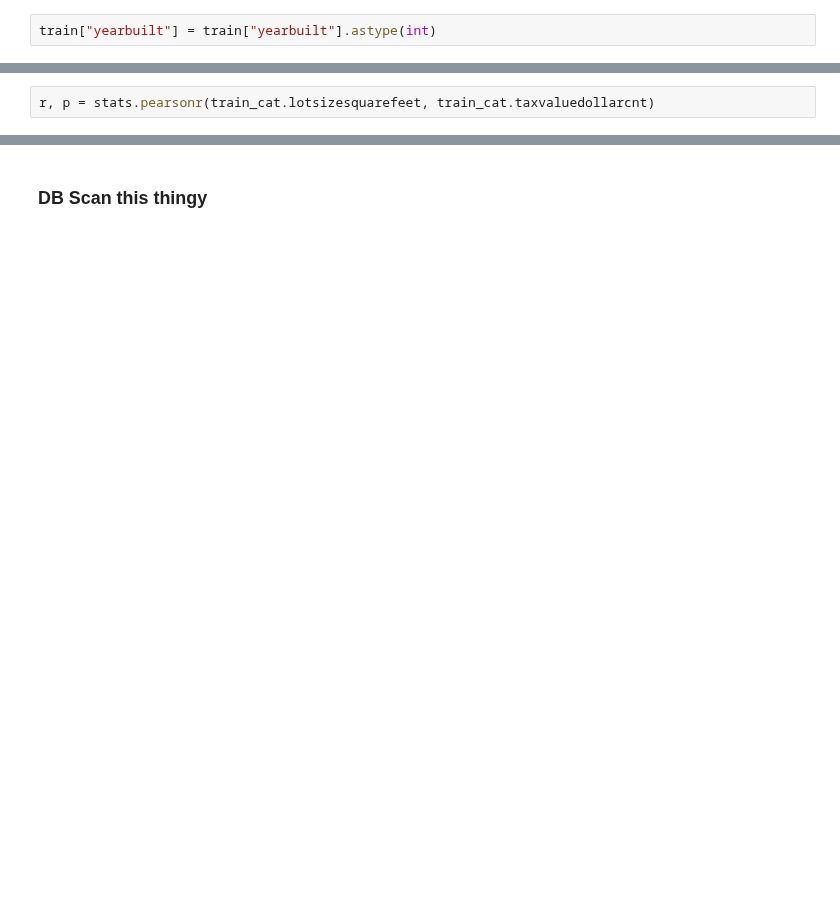
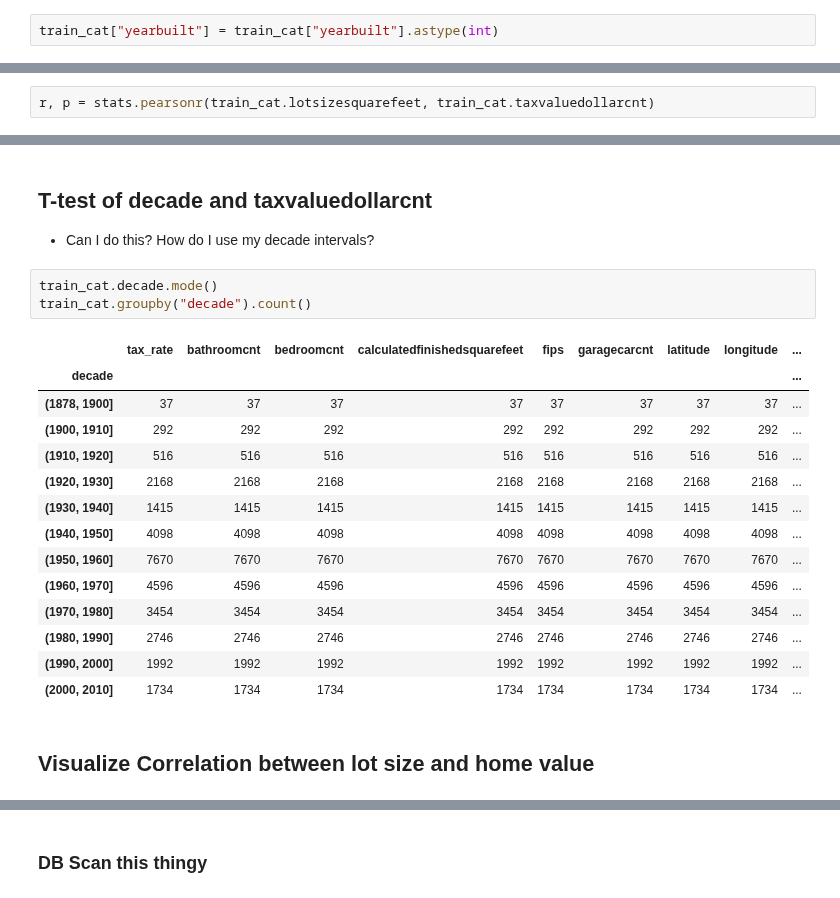
Before and after one commit to FJ-Zillow-Org/Zillow, a Jupyter notebook: deliverable-faith.ipynb, the cells around one changed output, grey strips where cells are left out. Saved outputs shown, nothing was run; the diff lists cells and outputs as text; blank space fills up the shorter version.

```diff
--- a/deliverable-faith.ipynb
+++ b/deliverable-faith.ipynb
@@ -386,5 +386,5 @@ Name: bathroomcnt, dtype: int64
 
 - Drop 11 rows with yearbuilt == 0.00
 # %%
-train["yearbuilt"] = train["yearbuilt"].astype(int)
+train_cat["yearbuilt"] = train_cat["yearbuilt"].astype(int)
 # %%
@@ -580,0 +607,24 @@ print(f"p is {p}")
+# %% [markdown]
+## T-test of decade and taxvaluedollarcnt
+
+- Can I do this? How do I use my decade intervals?
+# %%
+train_cat.decade.mode()
+train_cat.groupby("decade").count()
+# %% [output]
+|  | tax_rate | bathroomcnt | bedroomcnt | calculatedfinishedsquarefeet | fips | garagecarcnt | latitude | longitude | ... |
+| decade |  |  |  |  |  |  |  |  | ... |
+| (1878, 1900] | 37 | 37 | 37 | 37 | 37 | 37 | 37 | 37 | ... |
+| (1900, 1910] | 292 | 292 | 292 | 292 | 292 | 292 | 292 | 292 | ... |
+| (1910, 1920] | 516 | 516 | 516 | 516 | 516 | 516 | 516 | 516 | ... |
+| (1920, 1930] | 2168 | 2168 | 2168 | 2168 | 2168 | 2168 | 2168 | 2168 | ... |
+| (1930, 1940] | 1415 | 1415 | 1415 | 1415 | 1415 | 1415 | 1415 | 1415 | ... |
+| (1940, 1950] | 4098 | 4098 | 4098 | 4098 | 4098 | 4098 | 4098 | 4098 | ... |
+| (1950, 1960] | 7670 | 7670 | 7670 | 7670 | 7670 | 7670 | 7670 | 7670 | ... |
+| (1960, 1970] | 4596 | 4596 | 4596 | 4596 | 4596 | 4596 | 4596 | 4596 | ... |
+| (1970, 1980] | 3454 | 3454 | 3454 | 3454 | 3454 | 3454 | 3454 | 3454 | ... |
+| (1980, 1990] | 2746 | 2746 | 2746 | 2746 | 2746 | 2746 | 2746 | 2746 | ... |
+| (1990, 2000] | 1992 | 1992 | 1992 | 1992 | 1992 | 1992 | 1992 | 1992 | ... |
+| (2000, 2010] | 1734 | 1734 | 1734 | 1734 | 1734 | 1734 | 1734 | 1734 | ... |
+# %% [markdown]
+## Visualize Correlation between lot size and home value
```
Also changed, not shown: parts of 44 cells of this notebook.
